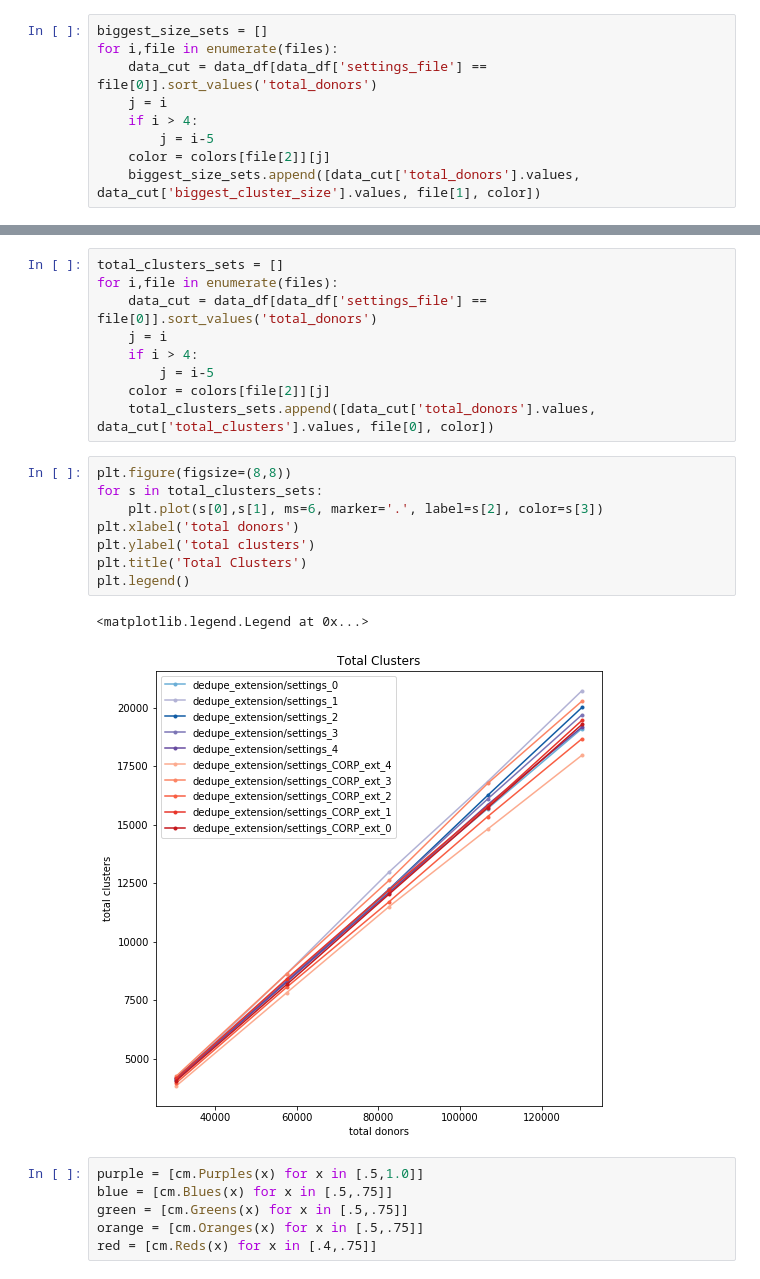
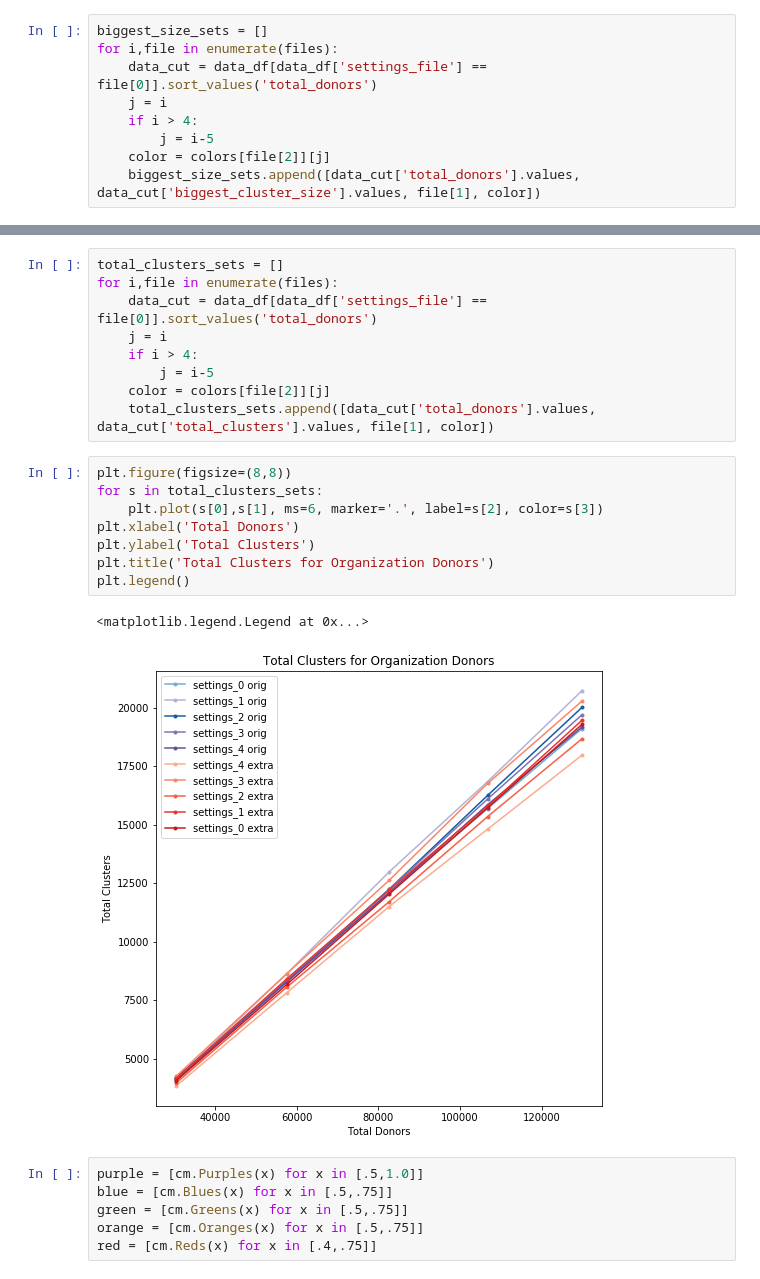
Before and after one commit to rawild/ny-campaign-finance-dedupe, a Jupyter notebook: matching_evaluation/Match Runs Plotting CORP - Extra Variable Types.ipynb, the cells around one changed output, grey strips where cells are left out. Cells and saved outputs as stored; diff of their text form.

```diff
--- a/matching_evaluation/Match Runs Plotting CORP - Extra Variable Types.ipynb
+++ b/matching_evaluation/Match Runs Plotting CORP - Extra Variable Types.ipynb
@@ -137,18 +137,18 @@ for i,file in enumerate(files):
     if i > 4:
         j = i-5
     color = colors[file[2]][j]
-    total_clusters_sets.append([data_cut['total_donors'].values, data_cut['total_clusters'].values, file[0], color])
+    total_clusters_sets.append([data_cut['total_donors'].values, data_cut['total_clusters'].values, file[1], color])
 # %%
 plt.figure(figsize=(8,8))
 for s in total_clusters_sets:
     plt.plot(s[0],s[1], ms=6, marker='.', label=s[2], color=s[3])
-plt.xlabel('total donors')
-plt.ylabel('total clusters')
-plt.title('Total Clusters')
+plt.xlabel('Total Donors')
+plt.ylabel('Total Clusters')
+plt.title('Total Clusters for Organization Donors')
 plt.legend()
 # %% [output]
 <matplotlib.legend.Legend at 0x...>
-[figure, old version]
+[figure, new version]
 # %%
 purple = [cm.Purples(x) for x in [.5,1.0]]
 blue = [cm.Blues(x) for x in [.5,.75]]
```
Also changed, not shown: parts of 3 cells of this notebook, 4 other files.
